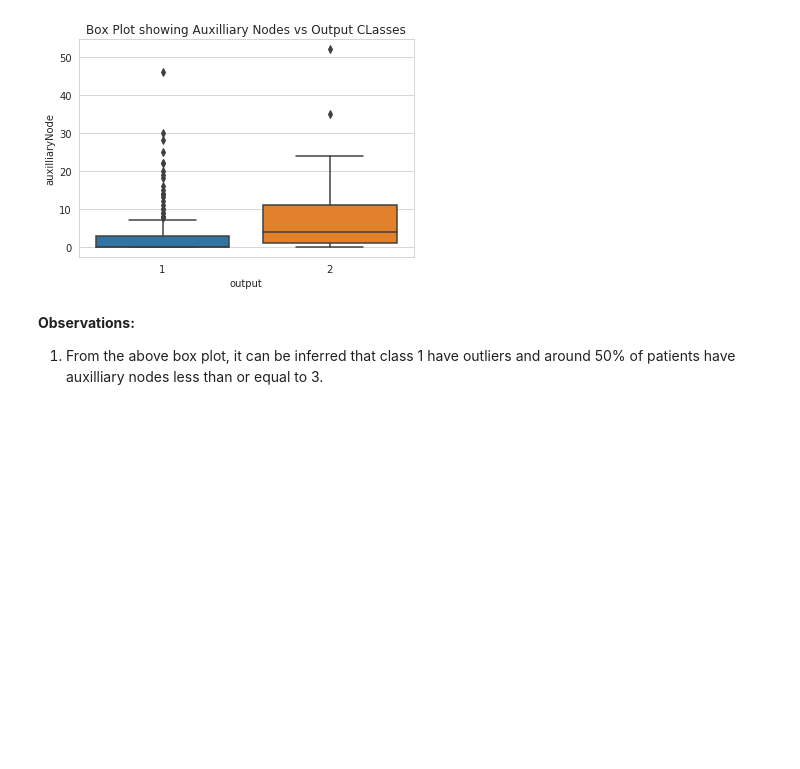
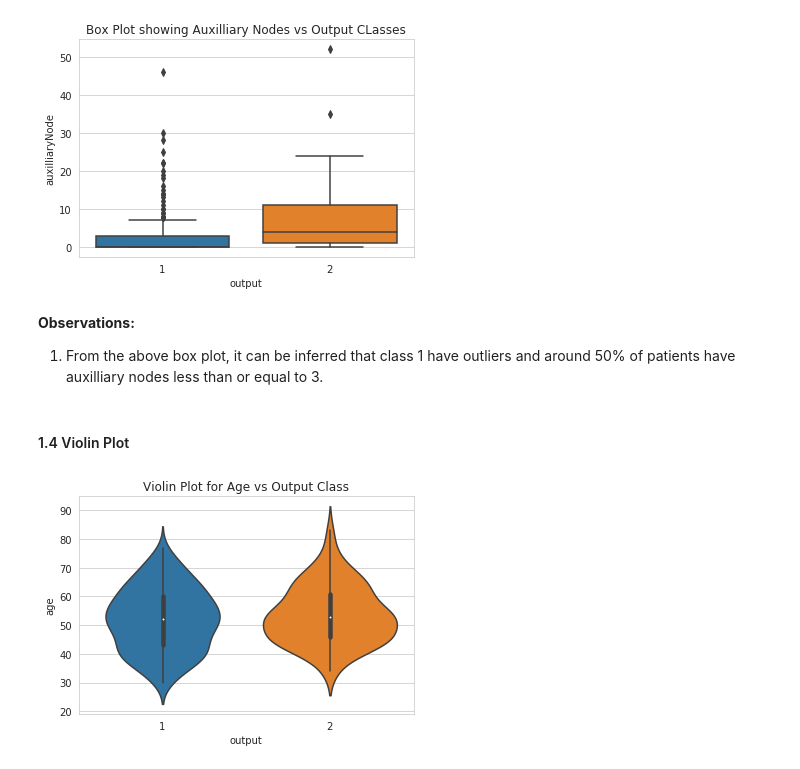
Before and after one commit to ashishsth7586/arduino, a Jupyter notebook: Module 2: Data Science Exploratory Data Analysis and Visualization/Assignment/EDA on Haberman's Survival Data set.ipynb, the cells around one changed output. Cells and saved outputs as stored; diff of their text form; code cells hidden in the pictures; blank space fills up the shorter version.

Commit message:
univariate analysis: PDF CDF Box and violin plot donegit status

```diff
--- a/Module 2: Data Science Exploratory Data Analysis and Visualization/Assignment/EDA on Haberman's Survival Data set.ipynb
+++ b/Module 2: Data Science Exploratory Data Analysis and Visualization/Assignment/EDA on Haberman's Survival Data set.ipynb
@@ -248,3 +248,13 @@ plt.show()
 # %% [markdown]
 __Observations:__
 1. From the above box plot, it can be inferred that class 1 have outliers and around 50% of patients have auxilliary nodes less than or equal to 3.
+# %% [markdown]
+#### 1.4 Violin Plot
+# %%
+# Violin plot for age vs output class
+sns.set_style("whitegrid")
+sns.violinplot(x="output", y="age", data=haberman)
+plt.title("Violin Plot for Age vs Output Class")
+plt.show()
+# %% [output]
+[figure, added]
```
Also changed, not shown: parts of 5 cells of this notebook.
